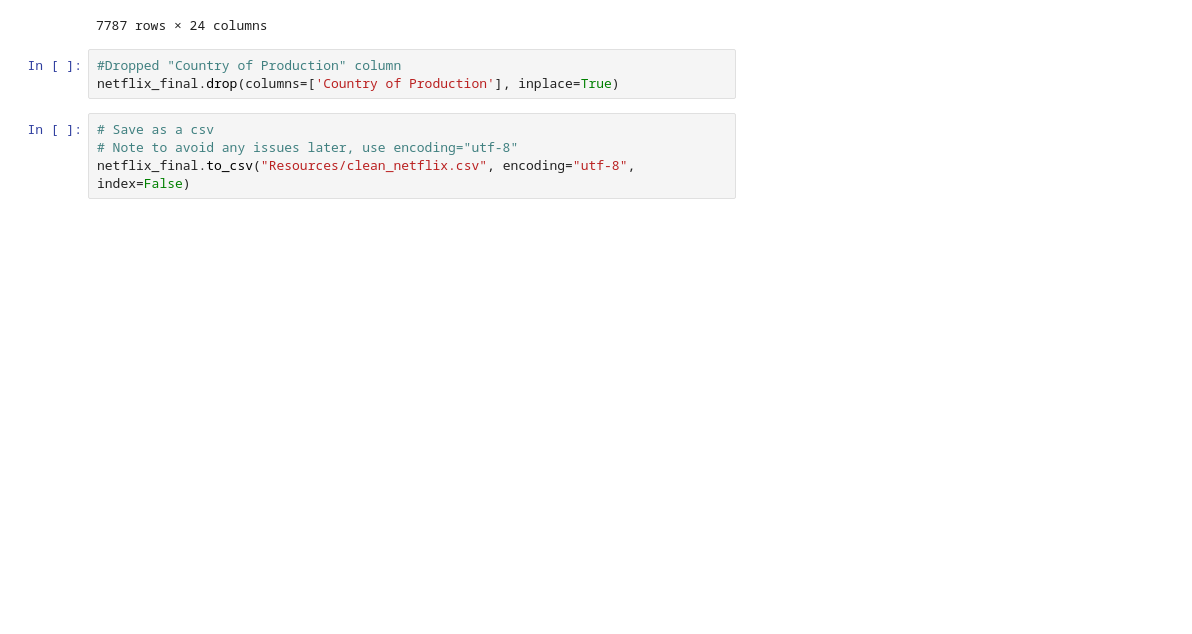
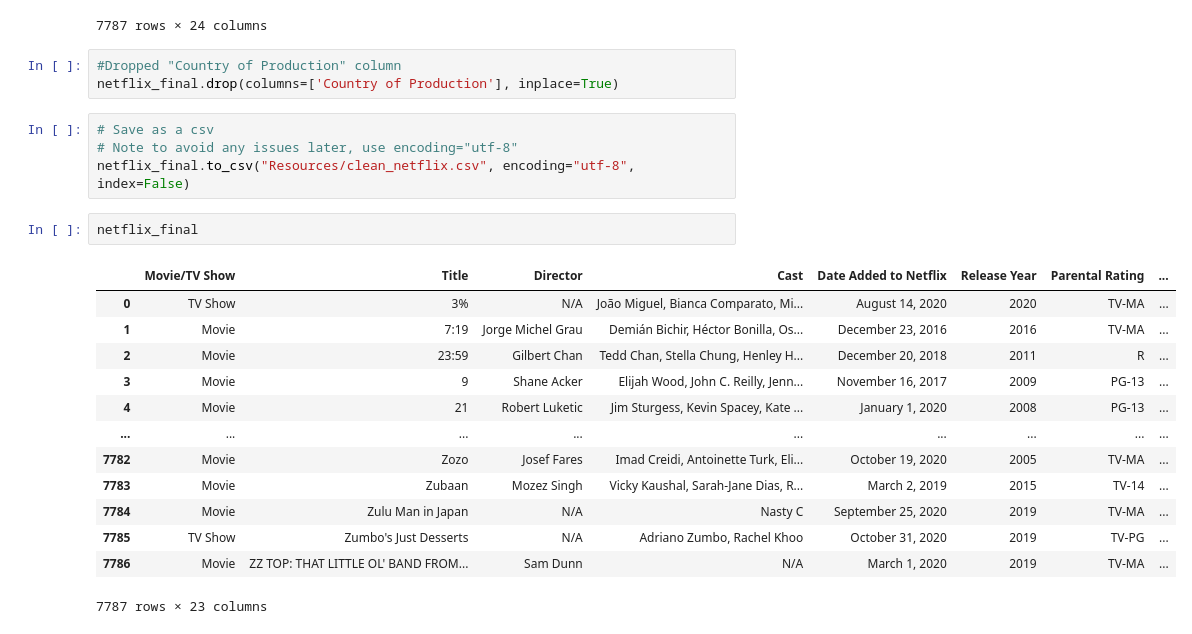
Before and after one commit to terrilvallikalam/Project1-TheFloorIsJava, a Jupyter notebook: netflix.ipynb, the cells around one changed output. Cells and saved outputs as stored; diff of their text form; blank space fills up the shorter version.

```diff
--- a/netflix.ipynb
+++ b/netflix.ipynb
@@ -188,3 +188,19 @@ netflix_final.drop(columns=['Country of Production'], inplace=True)
 # Save as a csv
 # Note to avoid any issues later, use encoding="utf-8"
 netflix_final.to_csv("Resources/clean_netflix.csv", encoding="utf-8", index=False)
+# %%
+netflix_final
+# %% [output]
+|  | Movie/TV Show | Title | Director | Cast | Date Added to Netflix | Release Year | Parental Rating | ... |
+| 0 | TV Show | 3% | N/A | João Miguel, Bianca Comparato, Mi... | August 14, 2020 | 2020 | TV-MA | ... |
+| 1 | Movie | 7:19 | Jorge Michel Grau | Demián Bichir, Héctor Bonilla, Os... | December 23, 2016 | 2016 | TV-MA | ... |
+| 2 | Movie | 23:59 | Gilbert Chan | Tedd Chan, Stella Chung, Henley H... | December 20, 2018 | 2011 | R | ... |
+| 3 | Movie | 9 | Shane Acker | Elijah Wood, John C. Reilly, Jenn... | November 16, 2017 | 2009 | PG-13 | ... |
+| 4 | Movie | 21 | Robert Luketic | Jim Sturgess, Kevin Spacey, Kate ... | January 1, 2020 | 2008 | PG-13 | ... |
+| ... | ... | ... | ... | ... | ... | ... | ... | ... |
+| 7782 | Movie | Zozo | Josef Fares | Imad Creidi, Antoinette Turk, Eli... | October 19, 2020 | 2005 | TV-MA | ... |
+| 7783 | Movie | Zubaan | Mozez Singh | Vicky Kaushal, Sarah-Jane Dias, R... | March 2, 2019 | 2015 | TV-14 | ... |
+| 7784 | Movie | Zulu Man in Japan | N/A | Nasty C | September 25, 2020 | 2019 | TV-MA | ... |
+| 7785 | TV Show | Zumbo's Just Desserts | N/A | Adriano Zumbo, Rachel Khoo | October 31, 2020 | 2019 | TV-PG | ... |
+| 7786 | Movie | ZZ TOP: THAT LITTLE OL' BAND FROM... | Sam Dunn | N/A | March 1, 2020 | 2019 | TV-MA | ... |
+7787 rows × 23 columns
```
Also changed, not shown: 3 other files.
